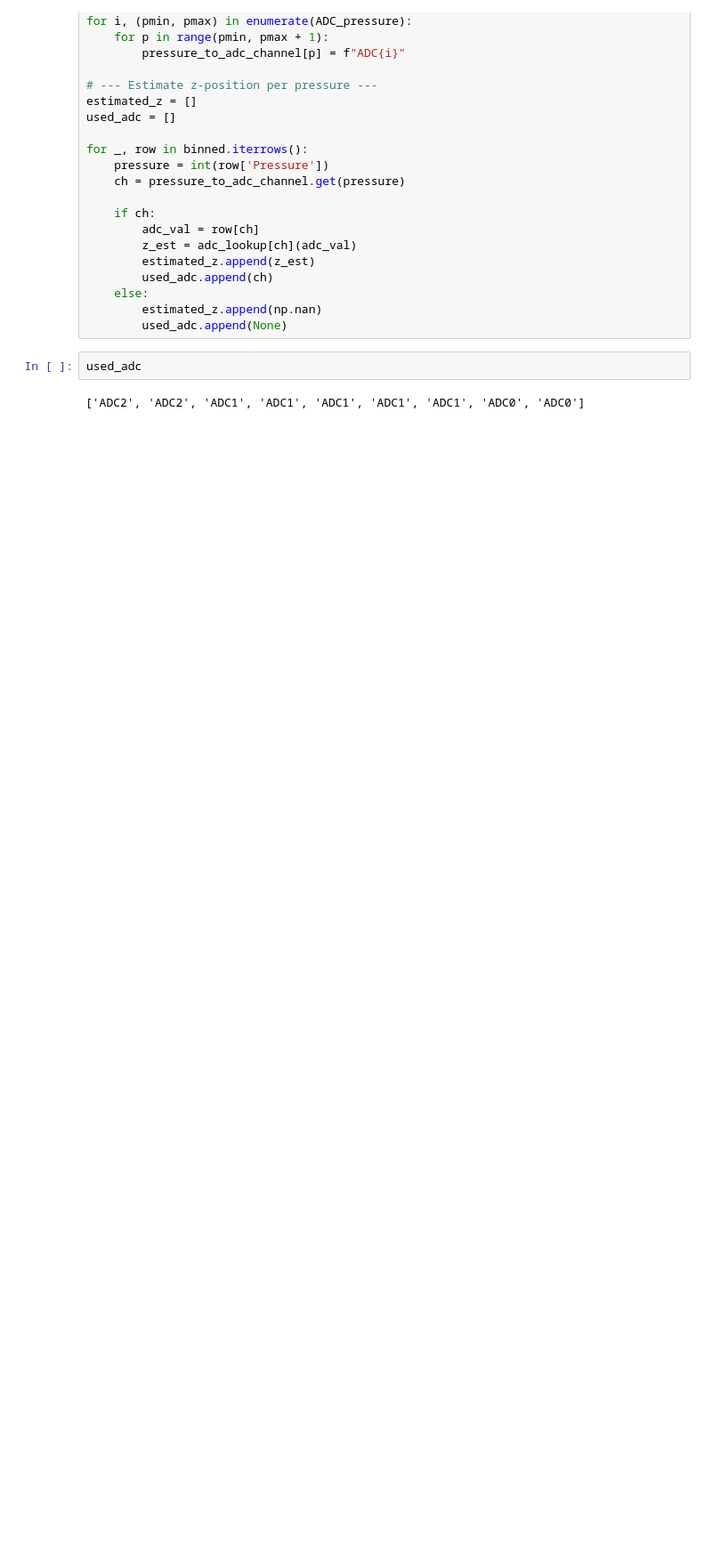
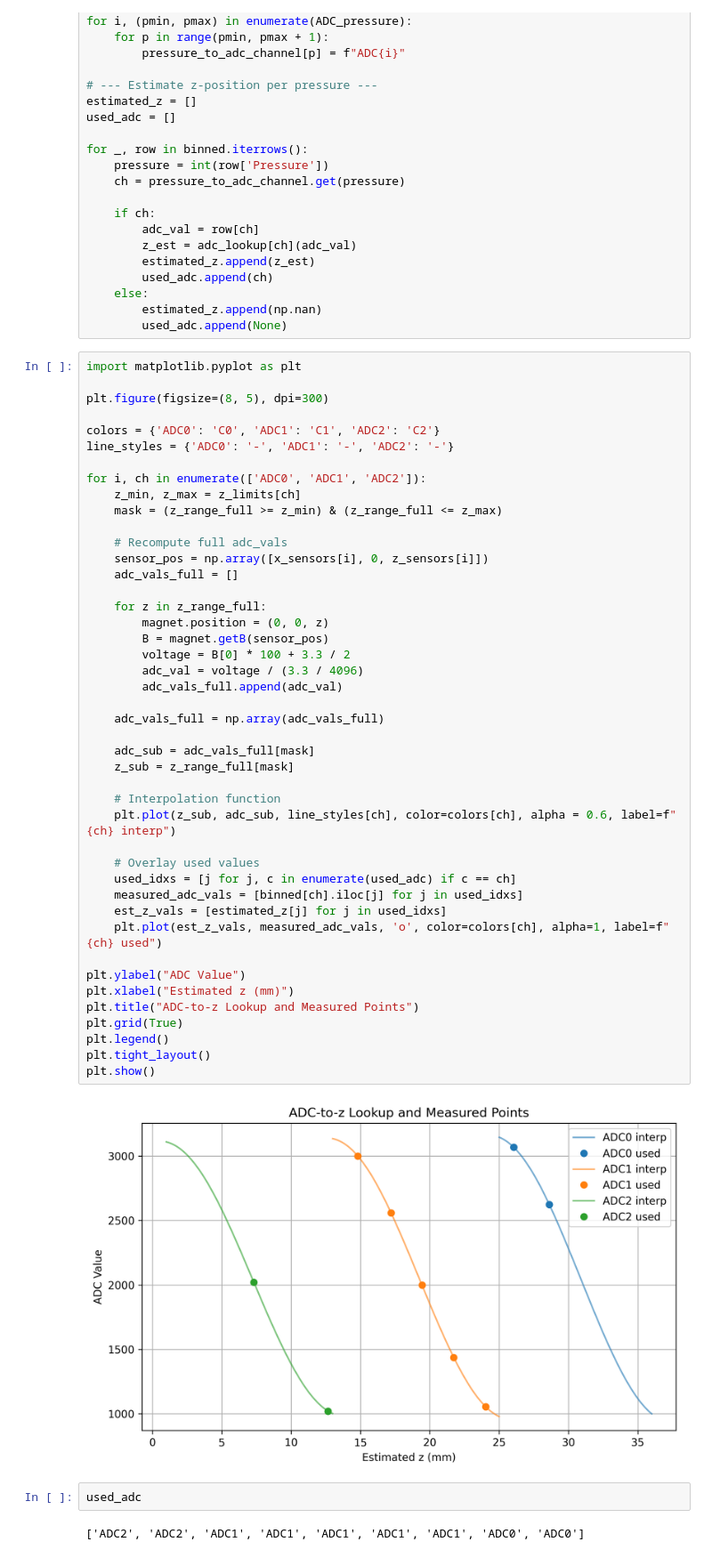
Before and after one commit to nekrutnikolai/depth_sensor, a Jupyter notebook: DepthSensorJonathanAnalysis.ipynb, the cells around one changed output. Shown at 89% size. Saved outputs shown, nothing was run; the diff lists cells and outputs as text; blank space fills up the shorter version.

```diff
--- a/DepthSensorJonathanAnalysis.ipynb
+++ b/DepthSensorJonathanAnalysis.ipynb
@@ -855,6 +834,52 @@ for _, row in binned.iterrows():
     else:
         estimated_z.append(np.nan)
         used_adc.append(None)
+# %%
+import matplotlib.pyplot as plt
+
+plt.figure(figsize=(8, 5), dpi=300)
+
+colors = {'ADC0': 'C0', 'ADC1': 'C1', 'ADC2': 'C2'}
+line_styles = {'ADC0': '-', 'ADC1': '-', 'ADC2': '-'}
+
+for i, ch in enumerate(['ADC0', 'ADC1', 'ADC2']):
+    z_min, z_max = z_limits[ch]
+    mask = (z_range_full >= z_min) & (z_range_full <= z_max)
+
+    # Recompute full adc_vals
+    sensor_pos = np.array([x_sensors[i], 0, z_sensors[i]])
+    adc_vals_full = []
+
+    for z in z_range_full:
+        magnet.position = (0, 0, z)
+        B = magnet.getB(sensor_pos)
+        voltage = B[0] * 100 + 3.3 / 2
+        adc_val = voltage / (3.3 / 4096)
+        adc_vals_full.append(adc_val)
+
+    adc_vals_full = np.array(adc_vals_full)
+
+    adc_sub = adc_vals_full[mask]
+    z_sub = z_range_full[mask]
+
+    # Interpolation function
+    plt.plot(z_sub, adc_sub, line_styles[ch], color=colors[ch], alpha = 0.6, label=f"{ch} interp")
+
+    # Overlay used values
+    used_idxs = [j for j, c in enumerate(used_adc) if c == ch]
+    measured_adc_vals = [binned[ch].iloc[j] for j in used_idxs]
+    est_z_vals = [estimated_z[j] for j in used_idxs]
+    plt.plot(est_z_vals, measured_adc_vals, 'o', color=colors[ch], alpha=1, label=f"{ch} used")
+
+plt.ylabel("ADC Value")
+plt.xlabel("Estimated z (mm)")
+plt.title("ADC-to-z Lookup and Measured Points")
+plt.grid(True)
+plt.legend()
+plt.tight_layout()
+plt.show()
+# %% [output]
+[figure, added]
 # %%
 used_adc
 # %% [output]
```
Also changed, not shown: parts of 11 cells of this notebook, 2 other files.
